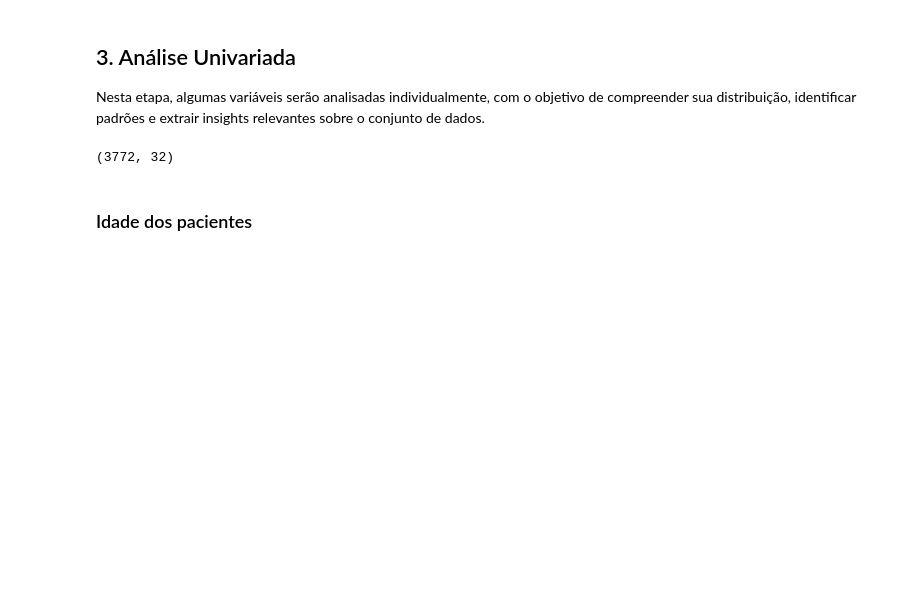
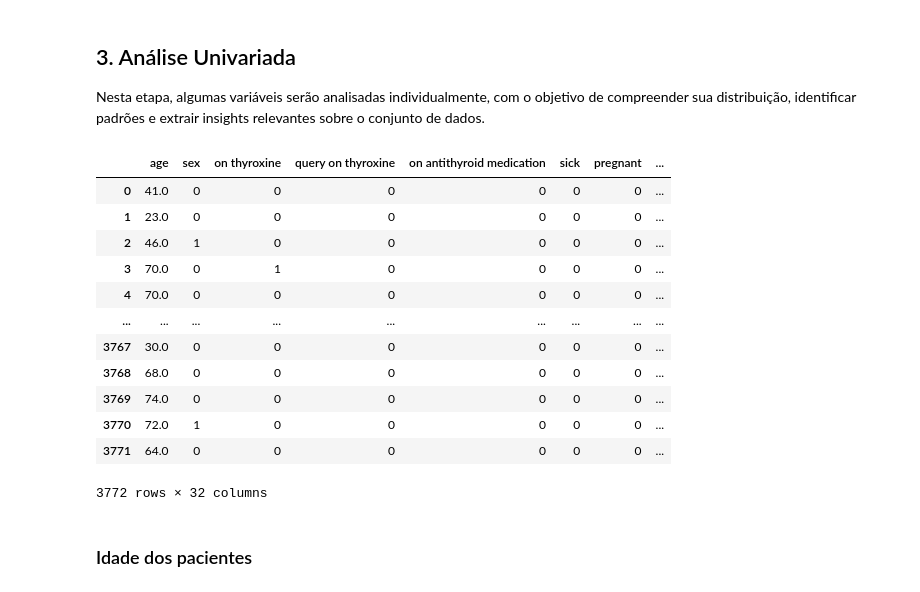
Before and after one commit to lpcastelo/Predicao_Hipertireoidismo, a Jupyter notebook: Projeto_Final.ipynb, the cells around one changed output. Drawn from its saved outputs; the diff is of its cells as text; code cells hidden in the pictures; blank space fills up the shorter version.

```diff
--- a/Projeto_Final.ipynb
+++ b/Projeto_Final.ipynb
@@ -144,7 +149,7 @@ colunas = ['on thyroxine', 'query on thyroxine', 'on antithyroid medication', 's
            'TT4 measured', 'T4U measured', 'FTI measured']
 
 for col in colunas:
-    df[col] = df[col].map({'f': 0, 't': 1})
+    df[col] = df[col].map({np.False_: 0, np.True_: 1})
 # %% [markdown]
 ### Coluna `TSH`
 # %%
@@ -435,9 +440,21 @@ df['binaryClass'] = df['binaryClass'].map({'N': 0, 'P': 1})
 
 Nesta etapa, algumas variáveis serão analisadas individualmente, com o objetivo de compreender sua distribuição, identificar padrões e extrair insights relevantes sobre o conjunto de dados.
 # %%
-df.shape
+df
 # %% [output]
+|  | age | sex | on thyroxine | query on thyroxine | on antithyroid medication | sick | pregnant | ... |
+| 0 | 41.0 | 0 | 0 | 0 | 0 | 0 | 0 | ... |
+| 1 | 23.0 | 0 | 0 | 0 | 0 | 0 | 0 | ... |
+| 2 | 46.0 | 1 | 0 | 0 | 0 | 0 | 0 | ... |
+| 3 | 70.0 | 0 | 1 | 0 | 0 | 0 | 0 | ... |
+| 4 | 70.0 | 0 | 0 | 0 | 0 | 0 | 0 | ... |
+| ... | ... | ... | ... | ... | ... | ... | ... | ... |
+| 3767 | 30.0 | 0 | 0 | 0 | 0 | 0 | 0 | ... |
+| 3768 | 68.0 | 0 | 0 | 0 | 0 | 0 | 0 | ... |
+| 3769 | 74.0 | 0 | 0 | 0 | 0 | 0 | 0 | ... |
+| 3770 | 72.0 | 1 | 0 | 0 | 0 | 0 | 0 | ... |
+| 3771 | 64.0 | 0 | 0 | 0 | 0 | 0 | 0 | ... |
-(3772, 32)
+3772 rows × 32 columns
 # %% [markdown]
 ### Idade dos pacientes
 # %%
```
Also changed, not shown: parts of 5 cells of this notebook.
